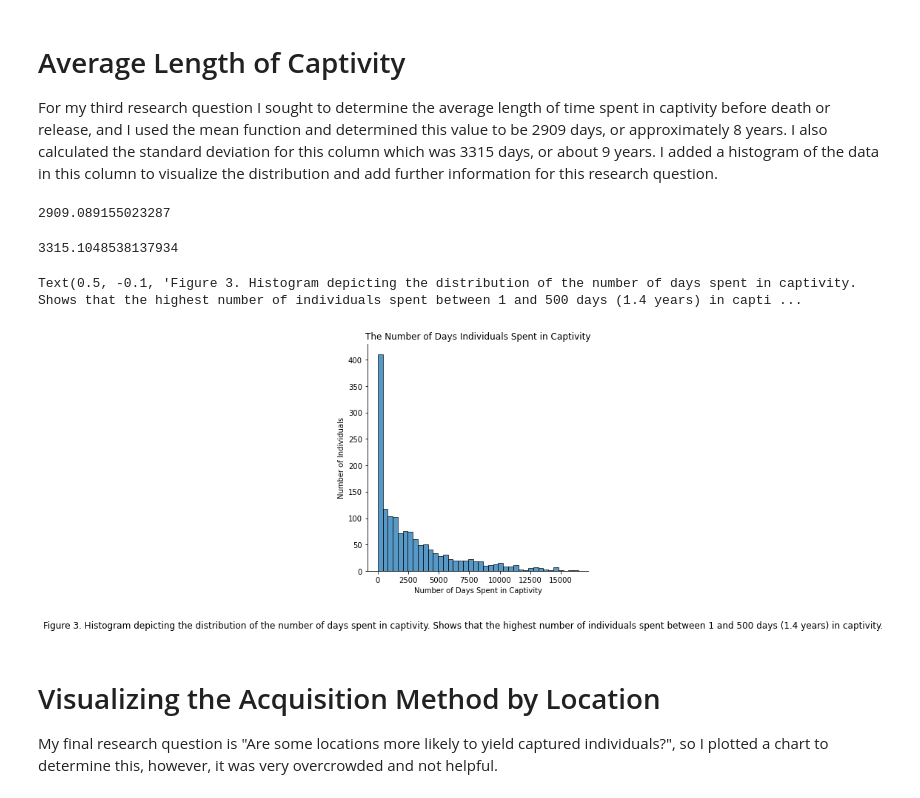
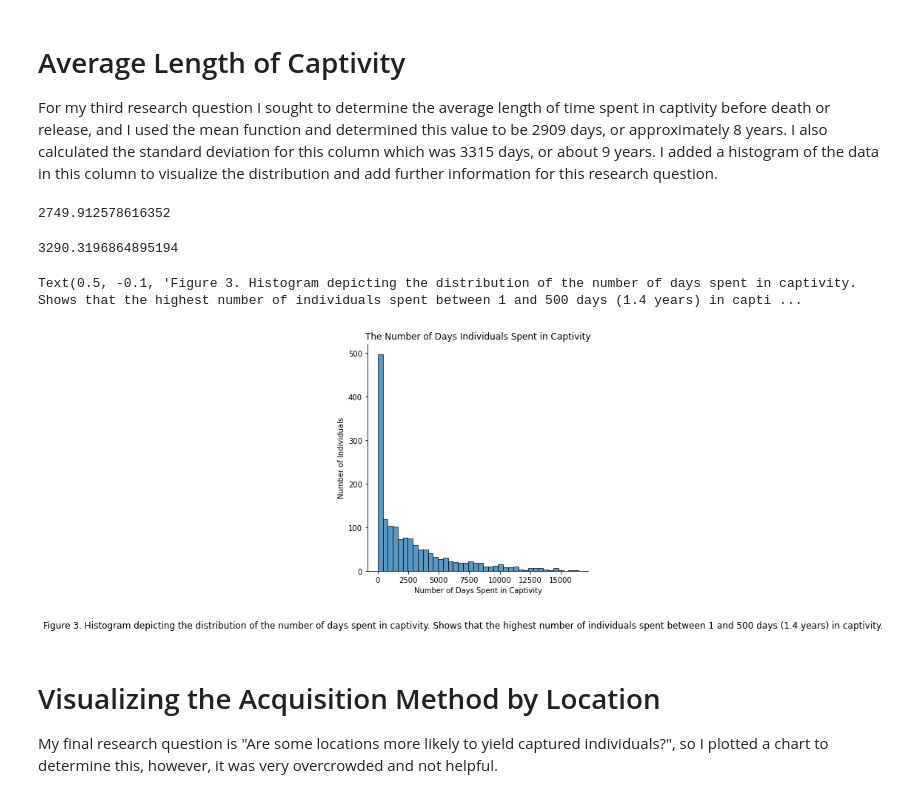
Before and after one commit to data301-2021-summer2/project-group17-project, a Jupyter notebook: analysis/Analysisnotebook.ipynb, the cells around one changed output. Saved outputs shown, nothing was run; the diff lists cells and outputs as text; code cells hidden in the pictures.

```diff
--- a/analysis/Analysisnotebook.ipynb
+++ b/analysis/Analysisnotebook.ipynb
@@ -611,25 +611,24 @@ For my third research question I sought to determine the average length of time
 # %%
 # the average number of days spent in captivity
 # answers: What is the average length of time spent in captivity before either death or release?
-time = dfc[dfc['timespent'] > 0]
-time['timespent'].mean()
+dfc['timespent'].mean()
 # %% [output]
-2909.089155023287
+2749.912578616352
 # %%
 # Calculating the standard deviation
-time['timespent'].std()
+dfc['timespent'].std()
 # %% [output]
-3315.1048538137934
+3290.3196864895194
 # %%
 # creating a histogram to visualize the distribution
-hist = sns.displot(time, x="timespent", multiple = 'dodge', bins = 40)
+hist = sns.displot(dfc, x="timespent", multiple = 'dodge', bins = 40)
 hist.set(xlabel = "Number of Days Spent in Captivity", ylabel = "Number of Individuals") # changing the axis titles
 hist.set(title = "The Number of Days Individuals Spent in Captivity") # changing the title
 txt6 = "Figure 3. Histogram depicting the distribution of the number of days spent in captivity. Shows that the highest number of individuals spent between 1 and 500 days (1.4 years) in captivity."
 plt.figtext(0.5, -0.1, txt6, wrap=True, horizontalalignment='center', fontsize=12)
 # %% [output]
 Text(0.5, -0.1, 'Figure 3. Histogram depicting the distribution of the number of days spent in captivity. Shows that the highest number of individuals spent between 1 and 500 days (1.4 years) in capti ...
-[figure, old version]
+[figure, new version]
 # %% [markdown]
 # Visualizing the Acquisition Method by Location
 My final research question is "Are some locations more likely to yield captured individuals?", so I plotted a chart to determine this, however, it was very overcrowded and not helpful.
```
Also changed, not shown: parts of 2 cells of this notebook, 4 other files.
